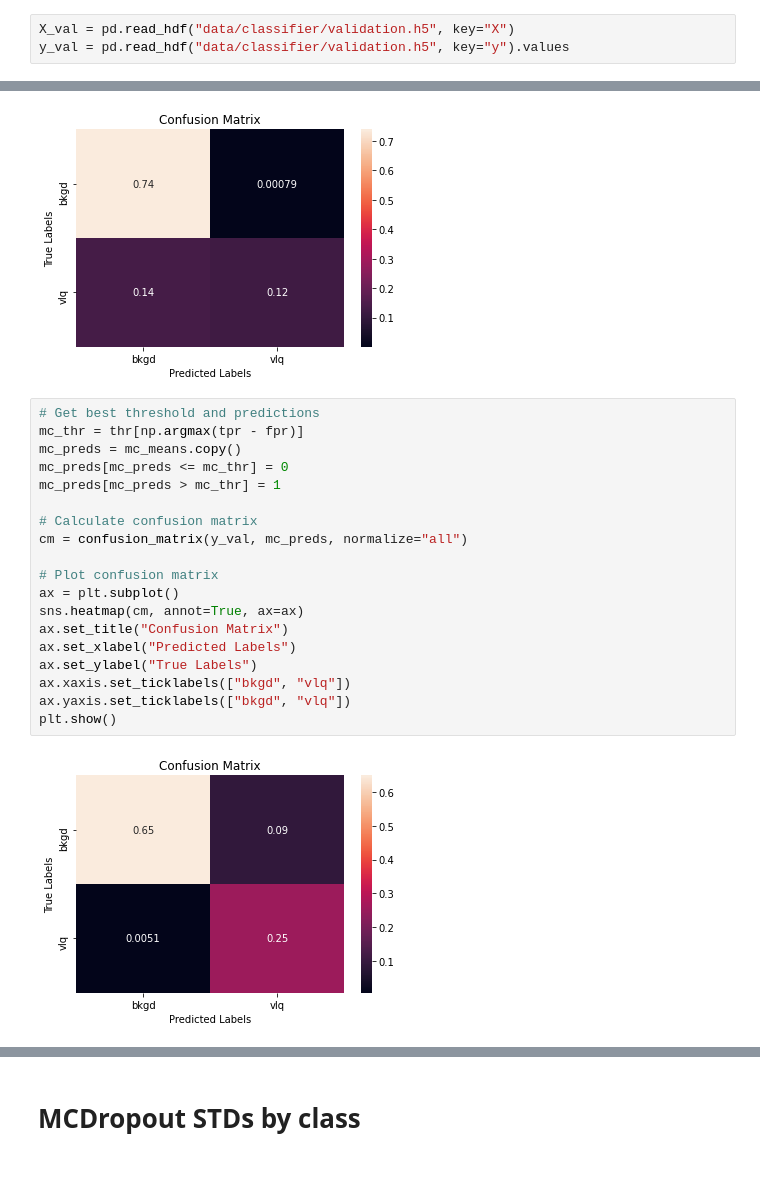
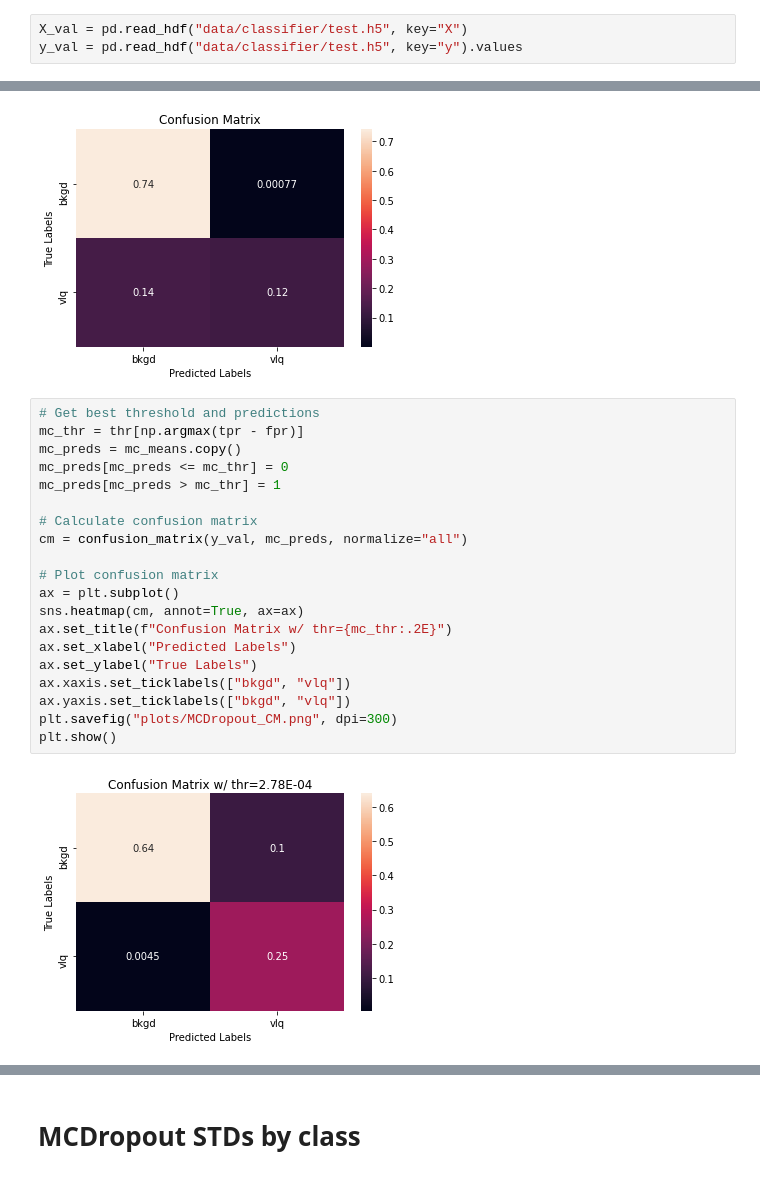
Before and after one commit to GilbertoCunha/LHC-VLQ-Classifier, a Jupyter notebook: VLQs/ModelEvaluation.ipynb, the cells around one changed output, grey strips where cells are left out. Saved outputs shown, nothing was run; the diff lists cells and outputs as text.

```diff
--- a/VLQs/ModelEvaluation.ipynb
+++ b/VLQs/ModelEvaluation.ipynb
@@ -12,8 +12,8 @@ from sklearn.metrics import accuracy_score, roc_curve, roc_auc_score, confusion_
 # %% [markdown]
 ## Import Data
 # %%
-X_val = pd.read_hdf("data/classifier/validation.h5", key="X")
-y_val = pd.read_hdf("data/classifier/validation.h5", key="y").values
+X_val = pd.read_hdf("data/classifier/test.h5", key="X")
+y_val = pd.read_hdf("data/classifier/test.h5", key="y").values
 # %%
 # Remove samples and weights from X_val
 val_samples = X_val["Sample"].values
@@ -209,21 +211,22 @@ plt.show()
 # %%
 # Get best threshold and predictions
 mc_thr = thr[np.argmax(tpr - fpr)]
 mc_preds = mc_means.copy()
 mc_preds[mc_preds <= mc_thr] = 0
 mc_preds[mc_preds > mc_thr] = 1
 
 # Calculate confusion matrix
 cm = confusion_matrix(y_val, mc_preds, normalize="all")
 
 # Plot confusion matrix
 ax = plt.subplot()
 sns.heatmap(cm, annot=True, ax=ax)
-ax.set_title("Confusion Matrix")
+ax.set_title(f"Confusion Matrix w/ thr={mc_thr:.2E}")
 ax.set_xlabel("Predicted Labels")
 ax.set_ylabel("True Labels")
 ax.xaxis.set_ticklabels(["bkgd", "vlq"])
 ax.yaxis.set_ticklabels(["bkgd", "vlq"])
+plt.savefig("plots/MCDropout_CM.png", dpi=300)
 plt.show()
 # %% [output]
-[figure, old version]
+[figure, new version]
```
Also changed, not shown: parts of 17 cells of this notebook, 1 other file.
